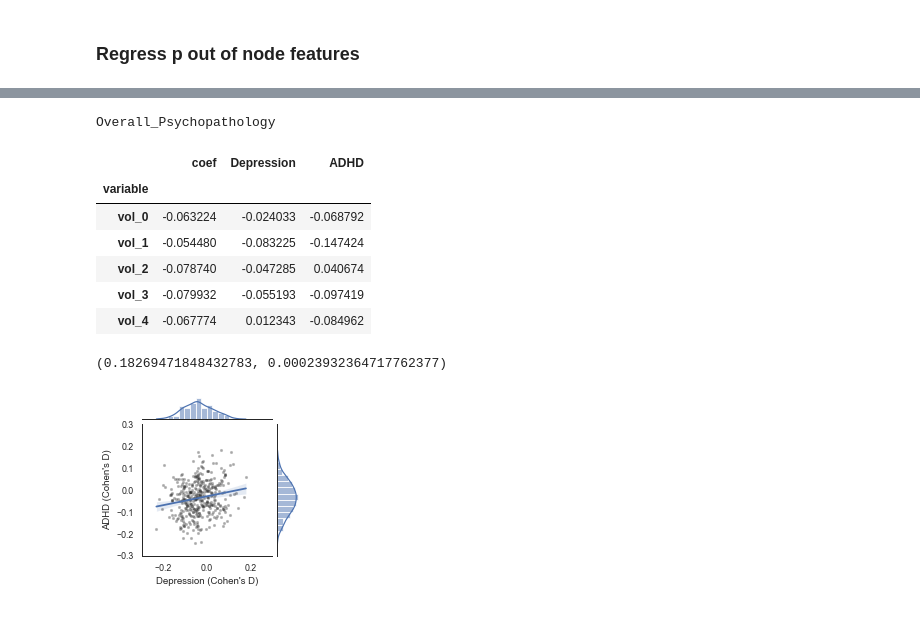
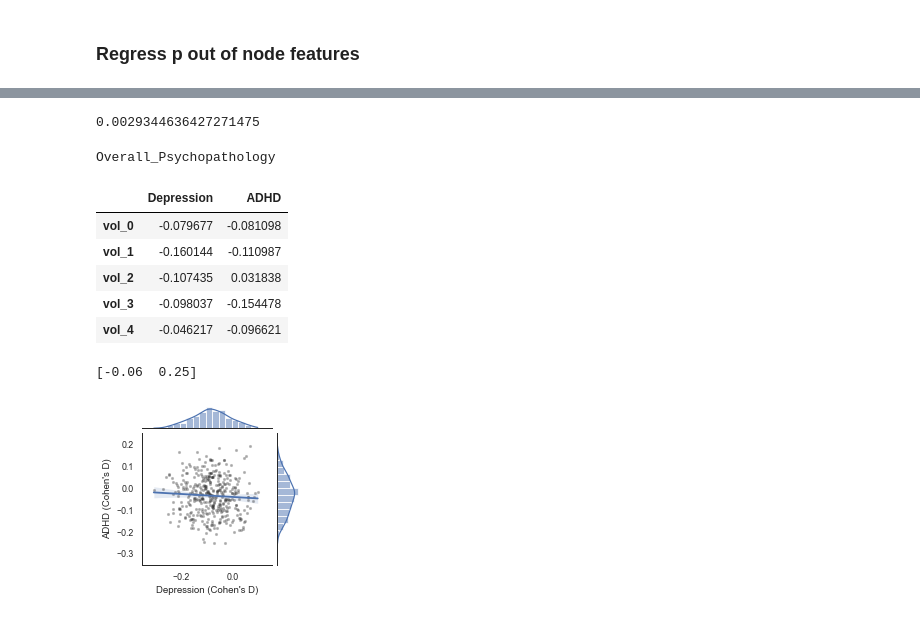
Before and after one commit to lindenmp/normative_neurodev_cs_t1, a Jupyter notebook: 1_code/7_results_case_control.ipynb, the cells around one changed output, grey strips where cells are left out. Drawn from its saved outputs; the diff is of its cells as text; code cells hidden in the pictures.

Commit message:
combined healthy individuals from train and test subset

```diff
--- a/1_code/7_results_case_control.ipynb
+++ b/1_code/7_results_case_control.ipynb
@@ -66,0 +81,9 @@ region_filter = pd.read_csv(os.path.join(os.environ['PIPELINEDIR'], '6_results_c
+# %%
+z_cv = np.loadtxt(os.path.join(os.environ['PIPELINEDIR'], '4_run_normative', outfile_prefix+'out_cv', 'Z.txt'), delimiter = ' ').transpose()
+df_z_cv = pd.DataFrame(data = z_cv, index = df_node_train.index, columns = df_node_train.columns)
+
+z = np.loadtxt(os.path.join(os.environ['PIPELINEDIR'], '4_run_normative', outfile_prefix+'out', 'Z.txt'), delimiter = ' ').transpose()
+df_z_test = pd.DataFrame(data = z, index = df_node_test.index, columns = df_node_test.columns)
+
+# concat
+df_z = pd.concat((df_z_cv,df_z_test), axis = 0); print(df_z.shape)
@@ -160,10 +222,10 @@ vol
 # %% [markdown]
 ### Spatial correlations
 # %%
-df_y = df_z_regr.loc[df[train_test_str] == 0,:].filter(regex = metric, axis = 1)
+df_y = df_z_tmp.loc[df_tmp.loc[:,'group'] == 0,:].filter(regex = metric, axis = 1)
 
-X = get_cohend(df_z_regr.loc[group_idx[:,0],:].filter(regex = metric, axis = 1), df_y).loc[:,'d'].rename('Depression')
-y = get_cohend(df_z_regr.loc[group_idx[:,1],:].filter(regex = metric, axis = 1), df_y).loc[:,'d'].rename('ADHD')
+X = get_cohend(df_z_tmp.loc[df_tmp.loc[:,'group'] == 1,:].filter(regex = metric, axis = 1), df_y).loc[:,'d'].rename('Depression')
+y = get_cohend(df_z_tmp.loc[df_tmp.loc[:,'group'] == 2,:].filter(regex = metric, axis = 1), df_y).loc[:,'d'].rename('ADHD')
 df_input = pd.concat((X, y), axis = 1)
 
 df_input.head()
@@ -224,3 +286,7 @@ Fear [0.39 0.  ]
+# %%
+sp.stats.pearsonr(x = df_input.loc[:,'Depression'], y = df_input.loc[:,'ADHD'])[0] - np.mean(r[1:])
+# %% [output]
+0.0029344636427271475
 # %%
 p = 0
 pheno = phenos[p]; print(pheno)
@@ -228,48 +294,48 @@ pheno = phenos[p]; print(pheno)
 Overall_Psychopathology
 # %%
 # Given differences in demographics between groups, we regress age/sex from z scores before calculating cohen's D
-df_nuis = df.loc[:,['ageAtScan1_Years','sex_adj',pheno]]
-# df_nuis = df.loc[:,pheno]
+# df_nuis = df_tmp.loc[:,['ageAtScan1_Years','sex_adj',pheno]]
+# df_nuis = df_tmp.loc[:,['mprage_antsCT_vol_TBV',pheno]]
+df_nuis = df_tmp.loc[:,pheno]
 df_nuis = sm.add_constant(df_nuis)
 
 # df_z
-cols = df_z.columns
-mdl = sm.OLS(df_z.loc[:,cols], df_nuis).fit()
+cols = df_z_tmp.columns
+mdl = sm.OLS(df_z_tmp.loc[:,cols], df_nuis).fit()
 y_pred = mdl.predict(df_nuis)
 y_pred.columns = cols
-df_z_regr = df_z.loc[:,cols] - y_pred
+df_z_tmp_regr = df_z_tmp.loc[:,cols] - y_pred
 # %%
-df_y = df_z_regr.loc[df[train_test_str] == 0,:].filter(regex = metric, axis = 1)
+df_y = df_z_tmp_regr.loc[df_tmp.loc[:,'group'] == 0,:].filter(regex = metric, axis = 1)
 
-X = get_cohend(df_z_regr.loc[group_idx[:,0],:].filter(regex = metric, axis = 1), df_y).loc[:,'d'].rename('Depression')
-y = get_cohend(df_z_regr.loc[group_idx[:,1],:].filter(regex = metric, axis = 1), df_y).loc[:,'d'].rename('ADHD')
-df_input_p = pd.concat((df_pheno_z.loc[pheno,'coef'].filter(regex = metric).astype(float), X, y), axis = 1)
+X = get_cohend(df_z_tmp_regr.loc[df_tmp.loc[:,'group'] == 1,:].filter(regex = metric, axis = 1), df_y).loc[:,'d'].rename('Depression')
+y = get_cohend(df_z_tmp_regr.loc[df_tmp.loc[:,'group'] == 2,:].filter(regex = metric, axis = 1), df_y).loc[:,'d'].rename('ADHD')
+df_input_p = pd.concat((X, y), axis = 1)
 
 df_input_p.head()
 # %% [output]
-|  | coef | Depression | ADHD |
-| variable |  |  |  |
-| vol_0 | -0.063224 | -0.024033 | -0.068792 |
-| vol_1 | -0.054480 | -0.083225 | -0.147424 |
-| vol_2 | -0.078740 | -0.047285 | 0.040674 |
-| vol_3 | -0.079932 | -0.055193 | -0.097419 |
-| vol_4 | -0.067774 | 0.012343 | -0.084962 |
+|  | Depression | ADHD |
+| vol_0 | -0.079677 | -0.081098 |
+| vol_1 | -0.160144 | -0.110987 |
+| vol_2 | -0.107435 | 0.031838 |
+| vol_3 | -0.098037 | -0.154478 |
+| vol_4 | -0.046217 | -0.096621 |
 # %%
-print(sp.stats.pearsonr(x = df_input_p.loc[:,'Depression'], y = df_input_p.loc[:,'ADHD']))
+print(np.round(sp.stats.pearsonr(x = df_input_p.loc[:,'Depression'], y = df_input_p.loc[:,'ADHD']),2))
 
 sns.set(style='white', context = 'paper', font_scale = 1)
 f = sns.jointplot(x = df_input_p.loc[:,'Depression'], y = df_input_p.loc[:,'ADHD'], kind="reg")
 f.fig.set_figwidth(2.5)
 f.fig.set_figheight(2.5)
 f.set_axis_labels('Depression (Cohen\'s D)', 'ADHD (Cohen\'s D)')
 f.plot_joint(plt.scatter, c = "k", s = 5, linewidth = 2, marker = ".", alpha = 0.3)
 f.ax_joint.collections[0].set_alpha(0)
-f.ax_joint.set_ylim([-0.3, 0.3])
-f.ax_joint.set_xlim([-0.3, 0.3])
+f.ax_joint.set_ylim([-0.35, 0.25])
+f.ax_joint.set_xlim([-0.35, 0.15])
 f.savefig(outfile_prefix+'cohensd_spatial_corr_depression->adhd_p_nuis.svg', dpi = 300, bbox_inches = 'tight', pad_inches = 0)
 # %% [output]
-(0.18269471848432783, 0.00023932364717762377)
+[-0.06  0.25]
-[figure, old version]
+[figure, new version]
 # %%
 f, ax = plt.subplots()
 f.set_figwidth(2.5)
```
Also changed, not shown: parts of 27 cells of this notebook, 1 other file.
